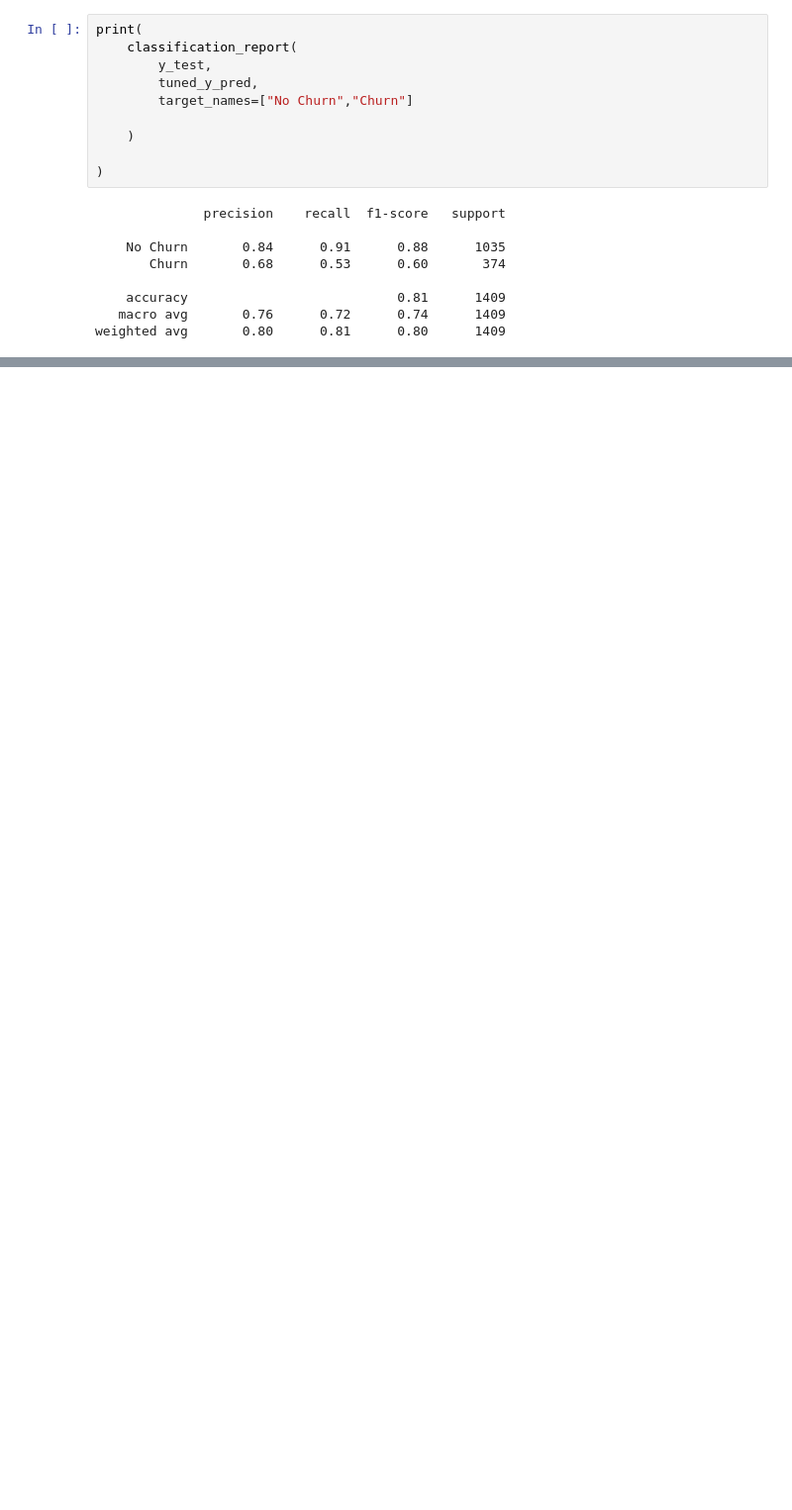
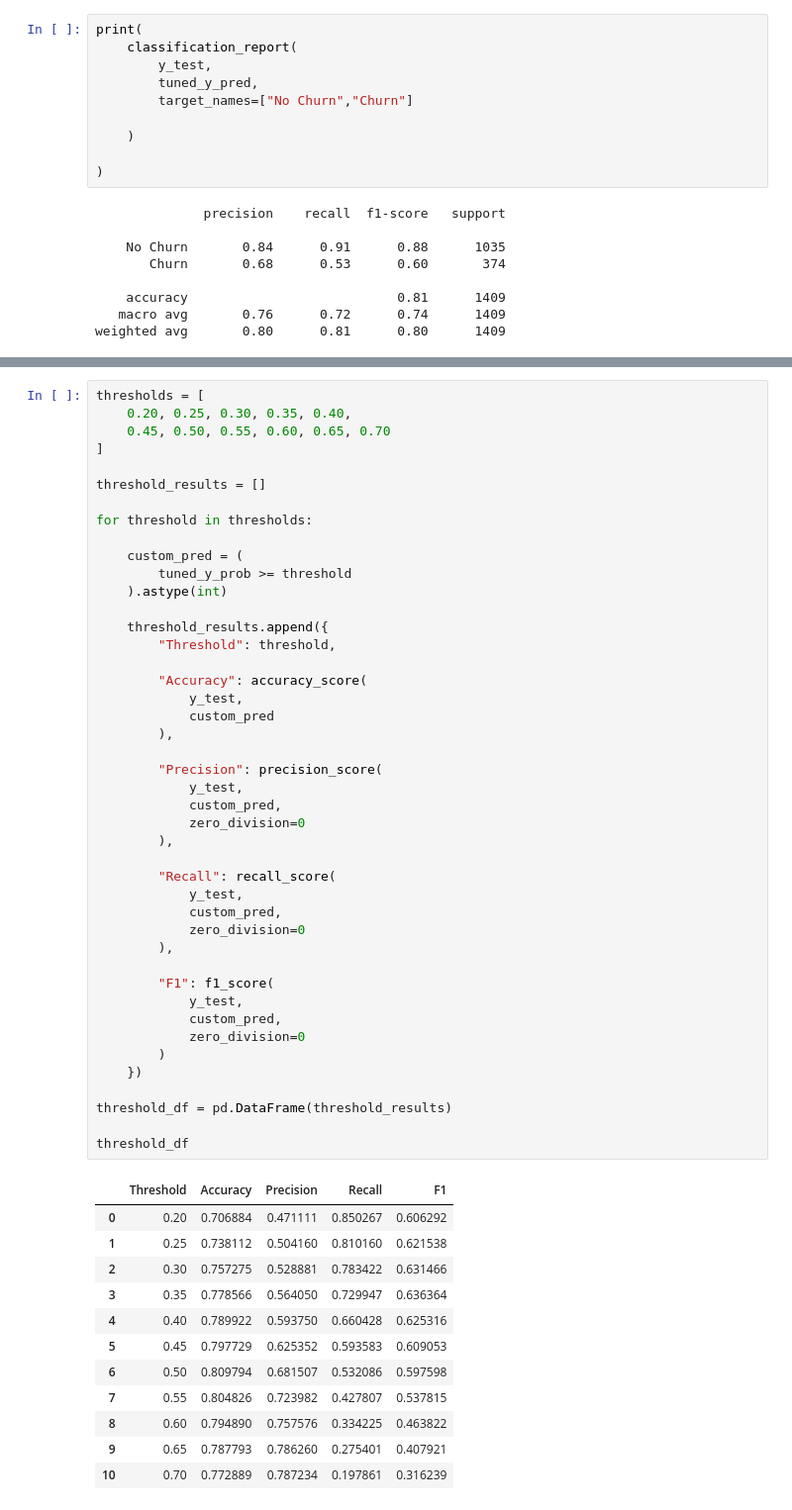
Before and after one commit to okox01/Machine_Learning_Projects, a Jupyter notebook: Customer-Churn-MLOps/notebooks/03_model_experiments.ipynb, the cells around one changed output, grey strips where cells are left out. Shown at 99% size. Drawn from its saved outputs; the diff is of its cells as text; blank space fills up the shorter version.

```diff
--- a/Customer-Churn-MLOps/notebooks/03_model_experiments.ipynb
+++ b/Customer-Churn-MLOps/notebooks/03_model_experiments.ipynb
@@ -690,0 +727,57 @@ weighted avg       0.80      0.81      0.80      1409
+# %%
+thresholds = [
+    0.20, 0.25, 0.30, 0.35, 0.40,
+    0.45, 0.50, 0.55, 0.60, 0.65, 0.70
+]
+
+threshold_results = []
+
+for threshold in thresholds:
+
+    custom_pred = (
+        tuned_y_prob >= threshold
+    ).astype(int)
+
+    threshold_results.append({
+        "Threshold": threshold,
+
+        "Accuracy": accuracy_score(
+            y_test,
+            custom_pred
+        ),
+
+        "Precision": precision_score(
+            y_test,
+            custom_pred,
+            zero_division=0
+        ),
+
+        "Recall": recall_score(
+            y_test,
+            custom_pred,
+            zero_division=0
+        ),
+
+        "F1": f1_score(
+            y_test,
+            custom_pred,
+            zero_division=0
+        )
+    })
+
+threshold_df = pd.DataFrame(threshold_results)
+
+threshold_df
+# %% [output]
+|  | Threshold | Accuracy | Precision | Recall | F1 |
+| 0 | 0.20 | 0.706884 | 0.471111 | 0.850267 | 0.606292 |
+| 1 | 0.25 | 0.738112 | 0.504160 | 0.810160 | 0.621538 |
+| 2 | 0.30 | 0.757275 | 0.528881 | 0.783422 | 0.631466 |
+| 3 | 0.35 | 0.778566 | 0.564050 | 0.729947 | 0.636364 |
+| 4 | 0.40 | 0.789922 | 0.593750 | 0.660428 | 0.625316 |
+| 5 | 0.45 | 0.797729 | 0.625352 | 0.593583 | 0.609053 |
+| 6 | 0.50 | 0.809794 | 0.681507 | 0.532086 | 0.597598 |
+| 7 | 0.55 | 0.804826 | 0.723982 | 0.427807 | 0.537815 |
+| 8 | 0.60 | 0.794890 | 0.757576 | 0.334225 | 0.463822 |
+| 9 | 0.65 | 0.787793 | 0.786260 | 0.275401 | 0.407921 |
+| 10 | 0.70 | 0.772889 | 0.787234 | 0.197861 | 0.316239 |
```
Also changed, not shown: parts of 8 cells of this notebook.
